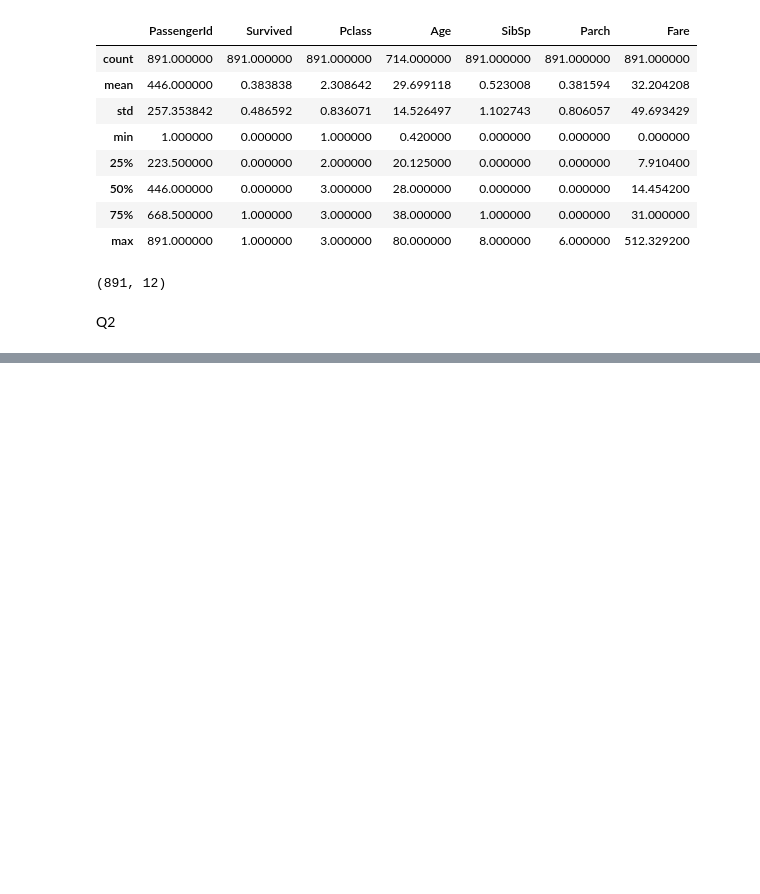
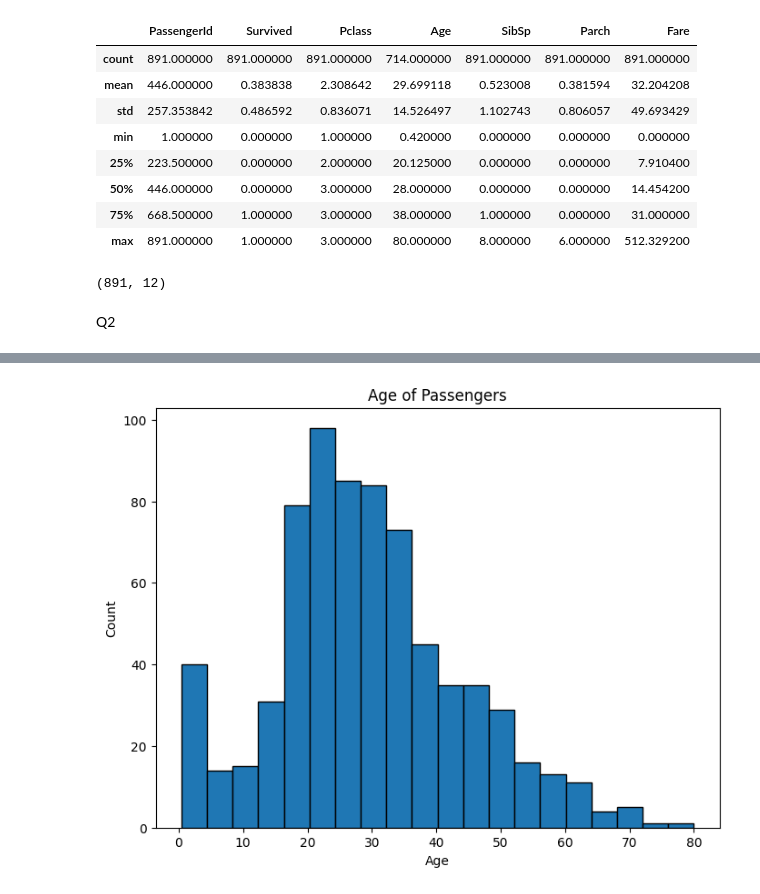
Before and after one commit to 2347253/Python-Lab, a Jupyter notebook: shawn_253_lab8.ipynb, the cells around one changed output, grey strips where cells are left out. Saved outputs shown, nothing was run; the diff lists cells and outputs as text; code cells hidden in the pictures; blank space fills up the shorter version.

```diff
--- a/shawn_253_lab8.ipynb
+++ b/shawn_253_lab8.ipynb
@@ -75,0 +95,14 @@ plt.show()
+# %%
+#Visualize the Age of Passengers using the Bar/Histogram graph.
+import numpy as np
+import pandas as pd
+import seaborn as sns
+import matplotlib.pyplot as plt
+plt.figure(figsize=(8, 6))
+plt.hist(df['Age'], bins=20, edgecolor='black')
+plt.title('Age of Passengers')
+plt.xlabel('Age')
+plt.ylabel('Count')
+plt.show()
+# %% [output]
+[figure, added]
```
Also changed, not shown: parts of 3 cells of this notebook.
